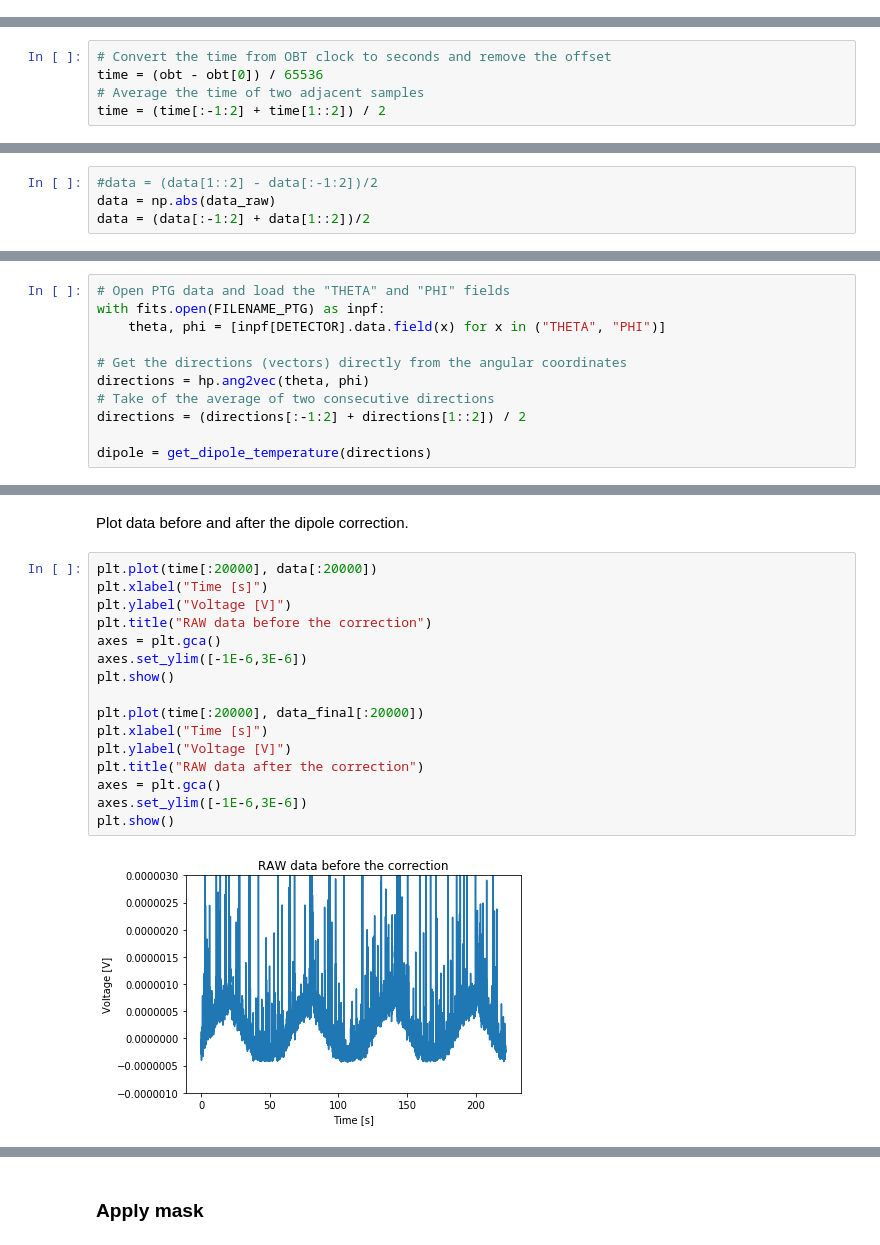
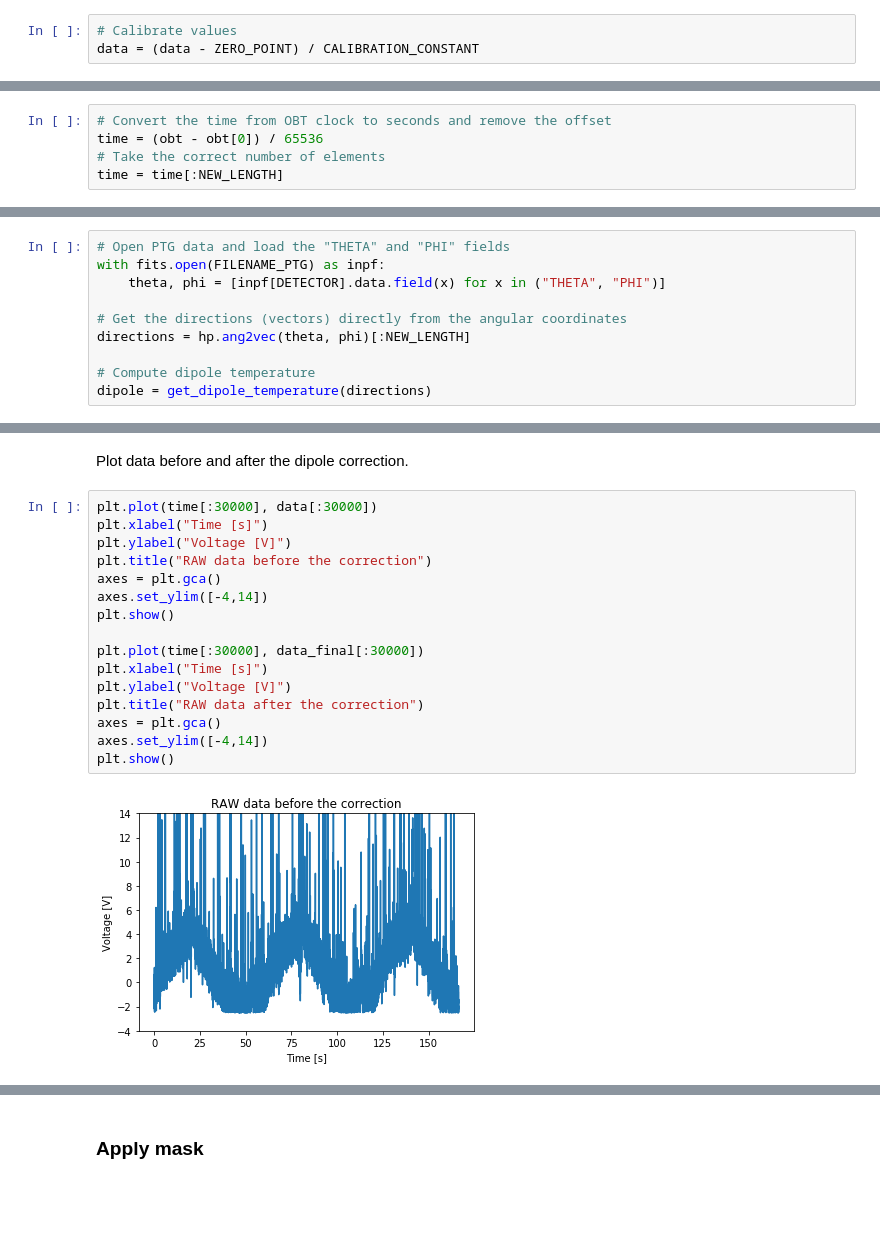
Before and after one commit to Paolo97Gll/bachelor_thesis, a Jupyter notebook: cleaning/clean_data-moving_average.ipynb, the cells around one changed output, grey strips where cells are left out. Saved outputs shown, nothing was run; the diff lists cells and outputs as text; blank space fills up the shorter version.

Commit message:
Add calibration

```diff
--- a/cleaning/clean_data-moving_average.ipynb
+++ b/cleaning/clean_data-moving_average.ipynb
@@ -81,3 +120,6 @@ with fits.open(FILENAME_RAW) as f:
+# %%
+# Calibrate values
+data = (data - ZERO_POINT) / CALIBRATION_CONSTANT
 # %% [markdown]
 #### Time
 
@@ -96,5 +138,5 @@ time = obt
 # %%
 # Convert the time from OBT clock to seconds and remove the offset
 time = (obt - obt[0]) / 65536
-# Average the time of two adjacent samples
-time = (time[:-1:2] + time[1::2]) / 2
+# Take the correct number of elements
+time = time[:NEW_LENGTH]
@@ -105,7 +143,3 @@ Take the average between two consecutive data.
-# %%
-#data = (data[1::2] - data[:-1:2])/2
-data = np.abs(data_raw)
-data = (data[:-1:2] + data[1::2])/2
 # %% [markdown]
 #### Galactic dipole
 
@@ -125,10 +159,9 @@ with fits.open(FILENAME_PTG) as inpf:
     theta, phi = [inpf[DETECTOR].data.field(x) for x in ("THETA", "PHI")]
 
 # Get the directions (vectors) directly from the angular coordinates
-directions = hp.ang2vec(theta, phi)
-# Take of the average of two consecutive directions
-directions = (directions[:-1:2] + directions[1::2]) / 2
+directions = hp.ang2vec(theta, phi)[:NEW_LENGTH]
 
+# Compute dipole temperature
 dipole = get_dipole_temperature(directions)
 # %% [markdown]
 Here an example of the galactic dipole.
@@ -169,20 +202,20 @@ data_final = data - G * dipole
 # %% [markdown]
 Plot data before and after the dipole correction.
 # %%
-plt.plot(time[:20000], data[:20000])
+plt.plot(time[:30000], data[:30000])
 plt.xlabel("Time [s]")
 plt.ylabel("Voltage [V]")
 plt.title("RAW data before the correction")
 axes = plt.gca()
-axes.set_ylim([-1E-6,3E-6])
+axes.set_ylim([-4,14])
 plt.show()
 
-plt.plot(time[:20000], data_final[:20000])
+plt.plot(time[:30000], data_final[:30000])
 plt.xlabel("Time [s]")
 plt.ylabel("Voltage [V]")
 plt.title("RAW data after the correction")
 axes = plt.gca()
-axes.set_ylim([-1E-6,3E-6])
+axes.set_ylim([-4,14])
 plt.show()
 # %% [output]
-[figure, old version]
+[figure, new version]
```
Also changed, not shown: parts of 17 cells of this notebook.
